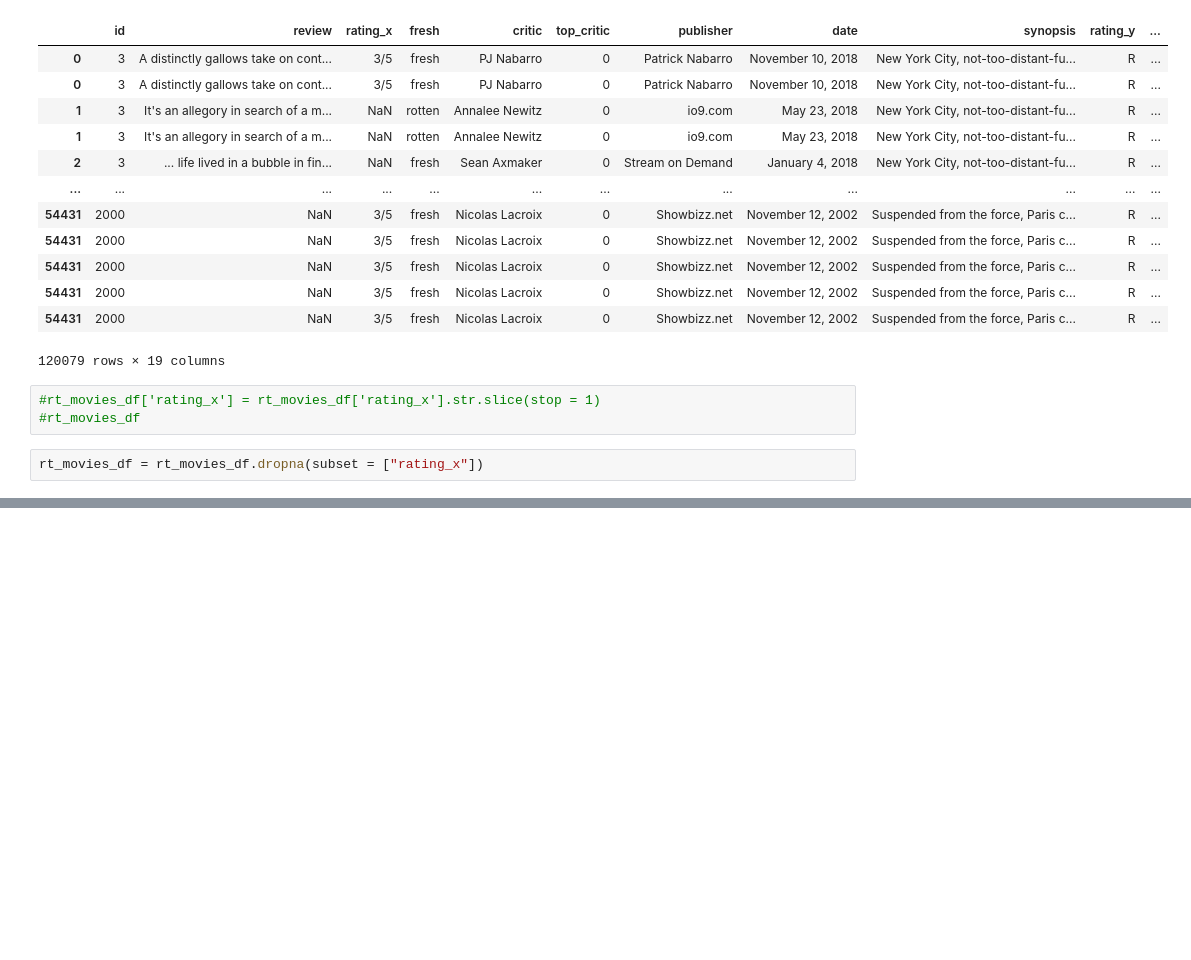
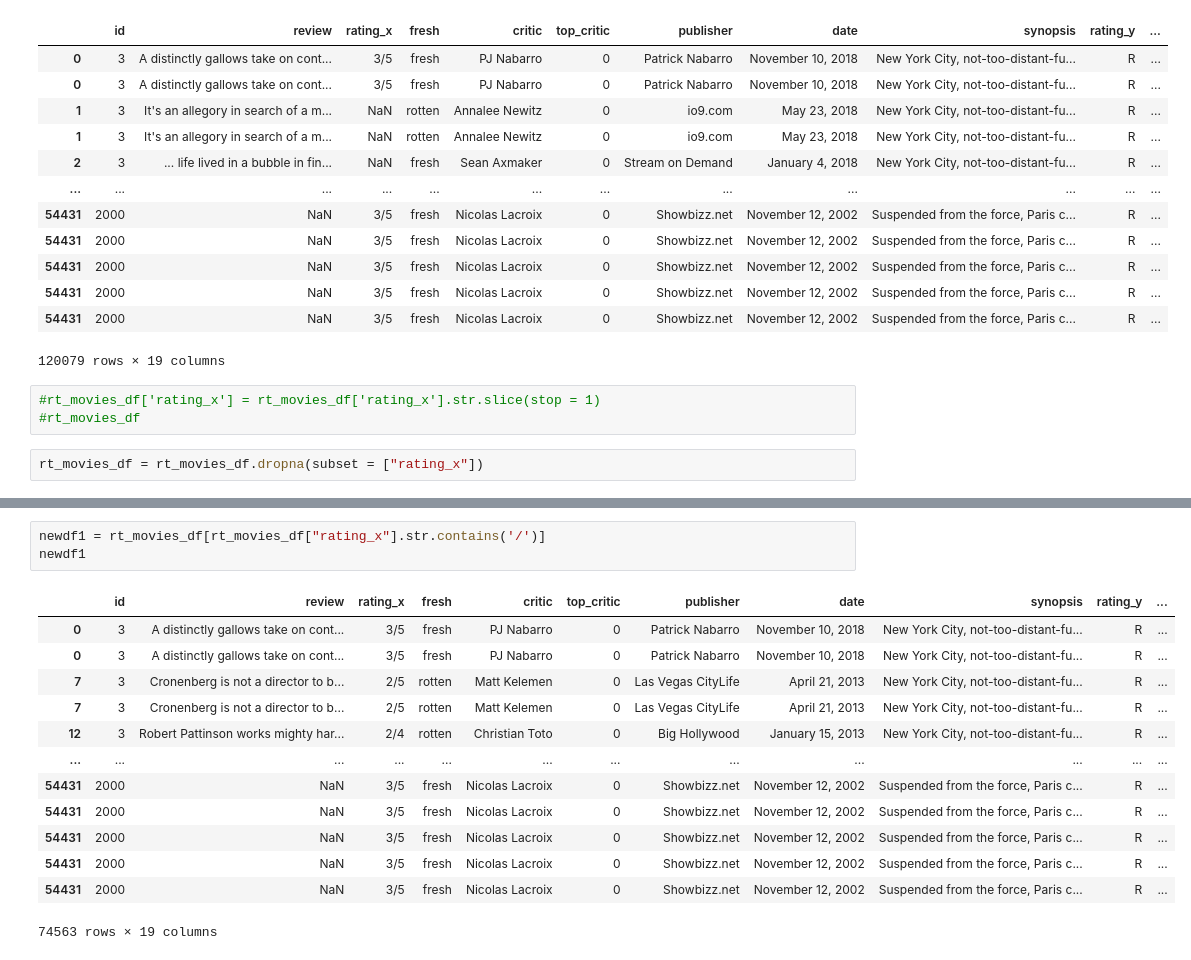
Before and after one commit to MusaAbbasi/phase_1_project, a Jupyter notebook: Critic Review Data.ipynb, the cells around one changed output, grey strips where cells are left out. Saved outputs shown, nothing was run; the diff lists cells and outputs as text; blank space fills up the shorter version.

```diff
--- a/Critic Review Data.ipynb
+++ b/Critic Review Data.ipynb
@@ -108,0 +172,17 @@ Name: rating_x, Length: 186, dtype: int64
+# %%
+newdf1 = rt_movies_df[rt_movies_df["rating_x"].str.contains('/')]
+newdf1
+# %% [output]
+|  | id | review | rating_x | fresh | critic | top_critic | publisher | date | synopsis | rating_y | ... |
+| 0 | 3 | A distinctly gallows take on cont... | 3/5 | fresh | PJ Nabarro | 0 | Patrick Nabarro | November 10, 2018 | New York City, not-too-distant-fu... | R | ... |
+| 0 | 3 | A distinctly gallows take on cont... | 3/5 | fresh | PJ Nabarro | 0 | Patrick Nabarro | November 10, 2018 | New York City, not-too-distant-fu... | R | ... |
+| 7 | 3 | Cronenberg is not a director to b... | 2/5 | rotten | Matt Kelemen | 0 | Las Vegas CityLife | April 21, 2013 | New York City, not-too-distant-fu... | R | ... |
+| 7 | 3 | Cronenberg is not a director to b... | 2/5 | rotten | Matt Kelemen | 0 | Las Vegas CityLife | April 21, 2013 | New York City, not-too-distant-fu... | R | ... |
+| 12 | 3 | Robert Pattinson works mighty har... | 2/4 | rotten | Christian Toto | 0 | Big Hollywood | January 15, 2013 | New York City, not-too-distant-fu... | R | ... |
+| ... | ... | ... | ... | ... | ... | ... | ... | ... | ... | ... | ... |
+| 54431 | 2000 | NaN | 3/5 | fresh | Nicolas Lacroix | 0 | Showbizz.net | November 12, 2002 | Suspended from the force, Paris c... | R | ... |
+| 54431 | 2000 | NaN | 3/5 | fresh | Nicolas Lacroix | 0 | Showbizz.net | November 12, 2002 | Suspended from the force, Paris c... | R | ... |
+| 54431 | 2000 | NaN | 3/5 | fresh | Nicolas Lacroix | 0 | Showbizz.net | November 12, 2002 | Suspended from the force, Paris c... | R | ... |
+| 54431 | 2000 | NaN | 3/5 | fresh | Nicolas Lacroix | 0 | Showbizz.net | November 12, 2002 | Suspended from the force, Paris c... | R | ... |
+| 54431 | 2000 | NaN | 3/5 | fresh | Nicolas Lacroix | 0 | Showbizz.net | November 12, 2002 | Suspended from the force, Paris c... | R | ... |
+74563 rows × 19 columns
```
Also changed, not shown: parts of 9 cells of this notebook.
